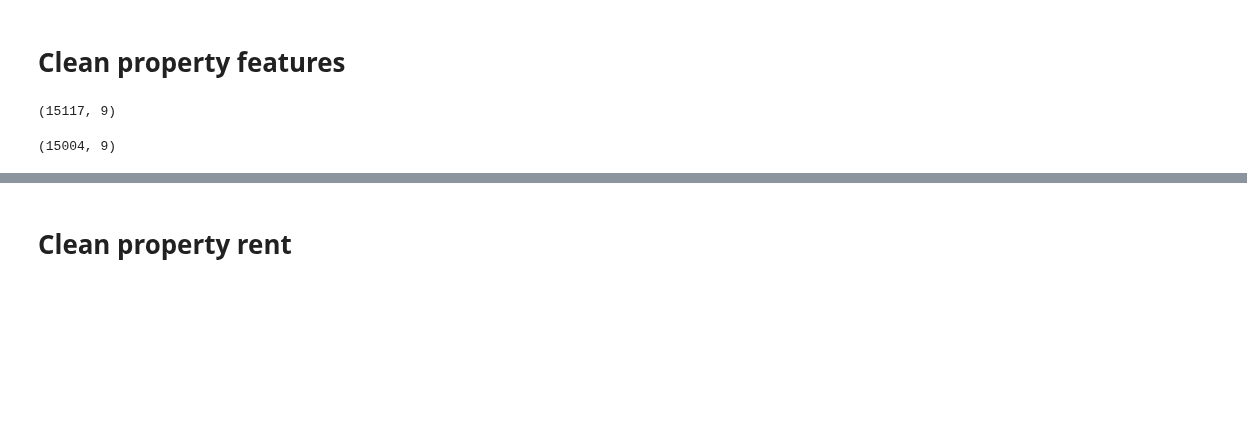
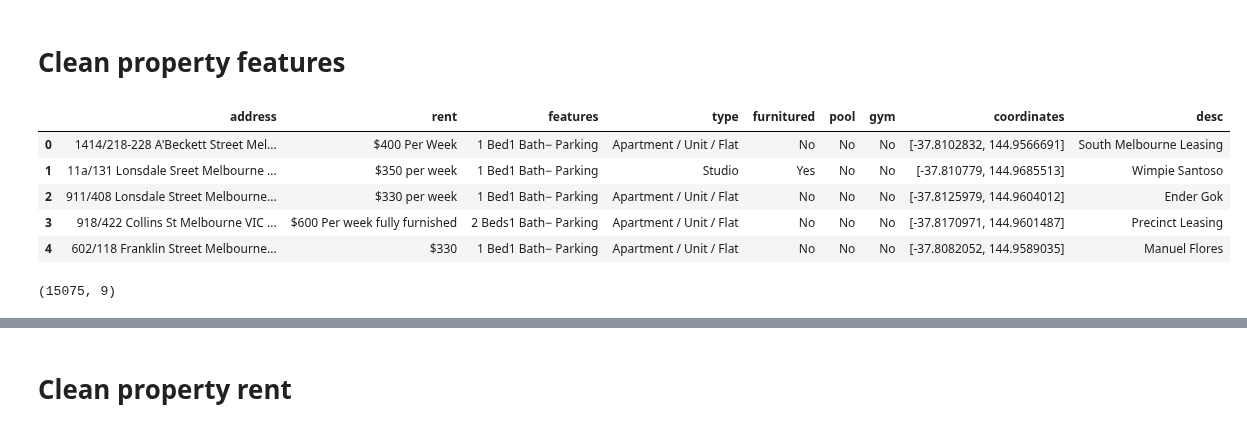
Before and after one commit to MAST30034-Applied-Data-Science/generic-real-estate-consulting-project-group-1-iron-data-man, a Jupyter notebook: notebooks/data_cleaning_property.ipynb, the cells around one changed output, grey strips where cells are left out. Saved outputs shown, nothing was run; the diff lists cells and outputs as text; code cells hidden in the pictures; blank space fills up the shorter version.

Commit message:
combine external dataset and property dataset

```diff
--- a/notebooks/data_cleaning_property.ipynb
+++ b/notebooks/data_cleaning_property.ipynb
@@ -7,46 +17,22 @@ import re
 # Clean property features
 # %%
 # read in the rent property scraped json file
-path = "../data/raw/property.json"
-with open(path, "r") as f:
-    property_data = json.load(f)
+# path = "../data/raw/property.json"
+# with open(path, "r") as f:
+#     property_data = json.load(f)
+
+# read in property json file
+property_df = pd.read_json("../data/raw/property.json").transpose().reset_index()
+
+# rename columns
+property_df.columns = ['url', 'address', 'rent', 'features', 'type', 'furnitured', 'pool', 'gym', 'coordinates','desc']
+
+
+# drop url column
+property_df = property_df.drop(columns = ['url'])
-# %%
-# create to store the data
-property_df = pd.DataFrame()
-rent = []
-address =[]
-features = []
-type = []
-furnitured = []
-pool = []
-gym = []
-latitude = []
-longitude = []
-
-# splite the data in json and store in different list
-for i in property_data:
-    address.append(property_data[i]["name"])
-    rent.append(property_data[i]["cost_text"])
-    features. append(property_data[i]["features"])
-    type.append(property_data[i]["type"])
-    furnitured.append(property_data[i]["furnitured"])
-    pool.append(property_data[i]["pool"])
-    gym.append(property_data[i]["gym"])
-    latitude.append(property_data[i]["coordinates"][0])
-    longitude.append(property_data[i]["coordinates"][1])
-
-# consolidate all the data into the same dataframe
-property_df["address"] = address
-property_df["rent"] = rent
-property_df["features"] = features
-property_df["type"] = type
-property_df["furnitured"] = furnitured
-property_df["pool"] = pool
-property_df["gym"] = gym
-property_df["latitude"] = latitude
-property_df["longitude"] = longitude
-
-# check the size of the raw data
-property_df.shape
-# %% [output]
-(15117, 9)
+# %%
+# drop duplicate properties
+unique_property_df = property_df.iloc[property_df.astype(str).drop_duplicates(subset=None, keep='first', inplace=False).index]
+
+# index for graph
+# property_df["index"] = property_df.index.to_list()
@@ -53,9 +51,18 @@ property_df.shape
+# %%
+# check the structure of property data
+unique_property_df.head()
+# %% [output]
+|  | address | rent | features | type | furnitured | pool | gym | coordinates | desc |
+| 0 | 1414/218-228 A'Beckett Street Mel... | $400 Per Week | 1 Bed1 Bath− Parking | Apartment / Unit / Flat | No | No | No | [-37.8102832, 144.9566691] | South Melbourne Leasing |
+| 1 | 11a/131 Lonsdale Sreet Melbourne ... | $350 per week | 1 Bed1 Bath− Parking | Studio | Yes | No | No | [-37.810779, 144.9685513] | Wimpie Santoso |
+| 2 | 911/408 Lonsdale Street Melbourne... | $330 per week | 1 Bed1 Bath− Parking | Apartment / Unit / Flat | No | No | No | [-37.8125979, 144.9604012] | Ender Gok |
+| 3 | 918/422 Collins St Melbourne VIC ... | $600 Per week fully furnished | 2 Beds1 Bath− Parking | Apartment / Unit / Flat | No | No | No | [-37.8170971, 144.9601487] | Precinct Leasing |
+| 4 | 602/118 Franklin Street Melbourne... | $330 | 1 Bed1 Bath− Parking | Apartment / Unit / Flat | No | No | No | [-37.8082052, 144.9589035] | Manuel Flores |
 # %%
 # check and drop duplicate properties
-unique_property_df = property_df.drop_duplicates(keep="first").reset_index(drop = True)
 unique_property_df.shape
 # %% [output]
-(15004, 9)
+(15075, 9)
 # %%
 # get postcode for all properties from the address
 unique_property_df["postcode"] = unique_property_df["address"].\
```
Also changed, not shown: parts of 19 cells of this notebook, 7 other files.
